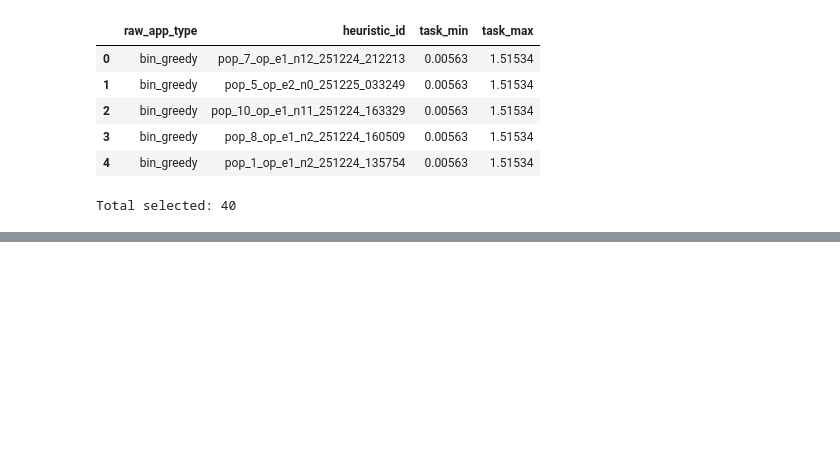
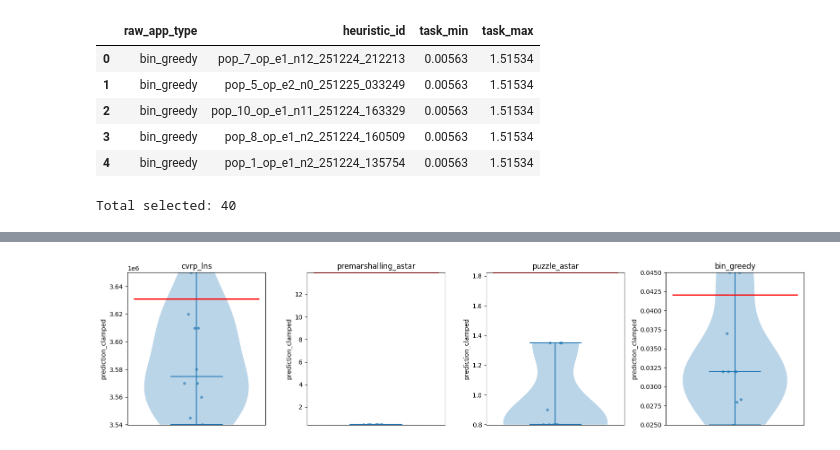
Before and after one commit to rahim931/ppp-performance-prediction, a Jupyter notebook: notebooks/Emirhan/PPP_DeepSeek.ipynb, the cells around one changed output, grey strips where cells are left out. Saved outputs shown, nothing was run; the diff lists cells and outputs as text; code cells hidden in the pictures; blank space fills up the shorter version.

Commit message:
Violin Plot

```diff
--- a/notebooks/Emirhan/PPP_DeepSeek.ipynb
+++ b/notebooks/Emirhan/PPP_DeepSeek.ipynb
@@ -574,0 +553,80 @@ KeyError: 'code'
+# %%
+import pandas as pd
+import numpy as np
+import matplotlib.pyplot as plt
+
+# ---------------- CONFIG ----------------
+CSV_PATH = OUT_CSV   # <-- ggf. anpassen
+
+FIG_W = 16           # <-- Gesamtbreite
+FIG_H = 4            # <-- Gesamthöhe
+
+Y_SCALE = "linear"   # <-- "linear" oder "log"
+
+SHOW_POINTS = True   # <-- einzelne Repeat-Punkte anzeigen
+
+TASK_ORDER = ["cvrp_lns", "premarshalling_astar", "puzzle_astar", "bin_greedy"]
+PRED_COL = "prediction_clamped"  # oder "prediction_raw"
+
+# ---------------- LOAD ----------------
+df = pd.read_csv(CSV_PATH)
+df = df.dropna(subset=[PRED_COL]).copy()
+df["heuristic_id"] = df["heuristic_id"].astype(str)
+df["raw_app_type"] = df["raw_app_type"].astype(str)
+
+# Erste Heuristik pro Task (in CSV-Reihenfolge)
+first_hid = (
+    df.groupby("raw_app_type")["heuristic_id"]
+      .apply(lambda s: s.iloc[0])
+      .to_dict()
+)
+
+tasks_available = list(df["raw_app_type"].unique())
+tasks = [t for t in TASK_ORDER if t in tasks_available]
+
+if len(tasks) == 0:
+    raise RuntimeError("Keine passenden Tasks gefunden.")
+
+# ---------------- PLOT ----------------
+fig, axes = plt.subplots(1, len(tasks), figsize=(FIG_W, FIG_H))
+
+if len(tasks) == 1:
+    axes = [axes]  # fallback falls nur 1 task
+
+for ax, task in zip(axes, tasks):
+
+    hid = first_hid[task]
+    d = df[(df["raw_app_type"] == task) & (df["heuristic_id"] == hid)]
+
+    preds = d[PRED_COL].values
+    objective = float(d["objective"].iloc[0])
+
+    # Violin
+    parts = ax.violinplot(preds, showmeans=False, showmedians=True)
+
+    # Objective als rote Linie
+    ax.hlines(objective, 0.7, 1.3, colors="red", linewidth=2)
+
+    # Optional: einzelne Punkte
+    if SHOW_POINTS:
+        rng = np.random.default_rng(42)
+        jitter = rng.normal(0, 0.03, size=len(preds))
+        ax.scatter(np.full(len(preds), 1) + jitter, preds, s=12, alpha=0.6)
+
+    # Layout
+    ax.set_title(task)
+    ax.set_xticks([])
+    ax.set_ylabel(PRED_COL)
+    ax.set_yscale(Y_SCALE)  # <-- jede Achse hat eigene Skala
+
+    # Eigene automatische Skalierung pro Plot
+    ax.autoscale(enable=True, axis='y', tight=True)
+
+plt.tight_layout()
+plt.show()
+
+print("Plotted first heuristic per task:")
+for t in tasks:
+    print(f"{t}: {first_hid[t]}")
+# %% [output]
+[figure, added]
```
Also changed, not shown: parts of 5 cells of this notebook.
